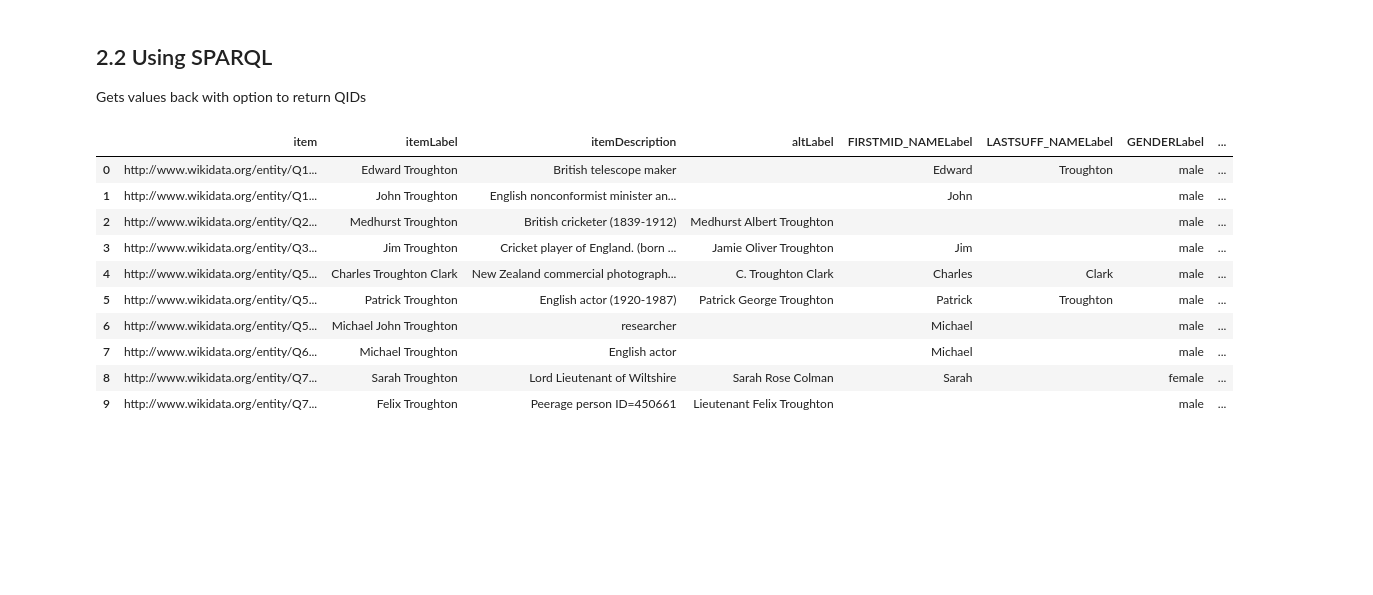
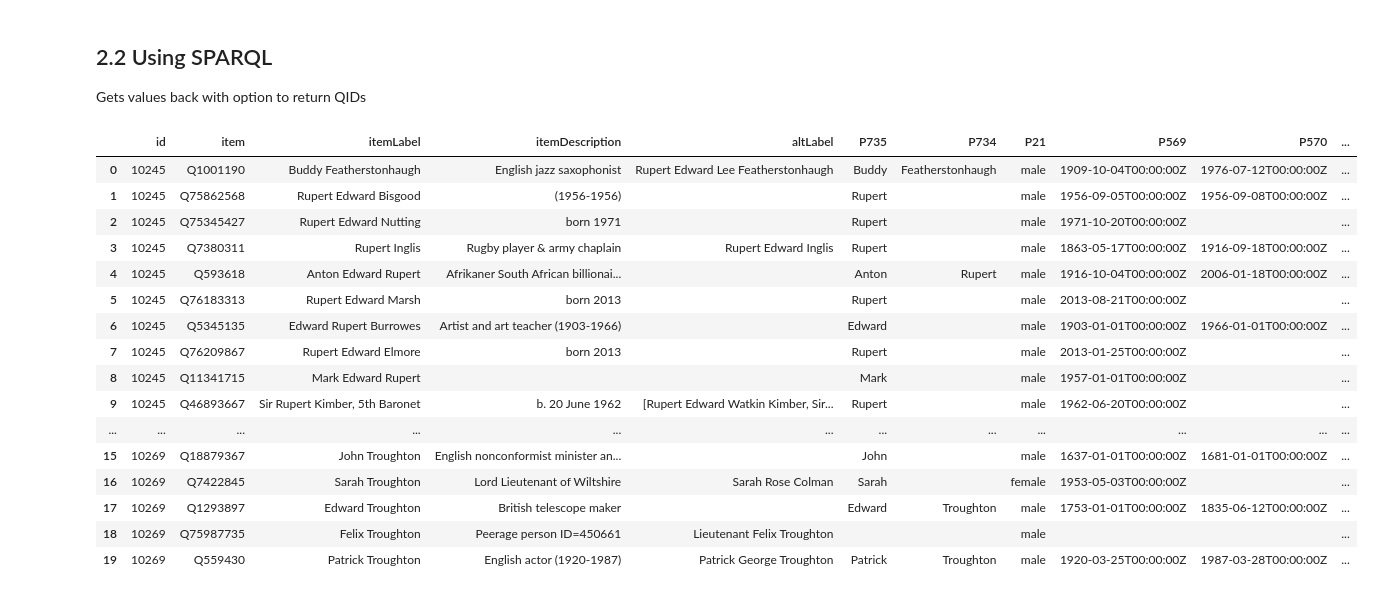
Before and after one commit to TheScienceMuseum/heritage-connector, a Jupyter notebook: experiments/disambiguation/training/training mechanism design.ipynb, the cells around one changed output. Saved outputs shown, nothing was run; the diff lists cells and outputs as text; code cells hidden in the pictures; blank space fills up the shorter version.

Commit message:
using refactored get_wikidata_fields

```diff
--- a/experiments/disambiguation/training/training mechanism design.ipynb
+++ b/experiments/disambiguation/training/training mechanism design.ipynb
@@ -110,34 +113,45 @@ from heritageconnector.config import field_mapping
 from heritageconnector.utils.wikidata import url_to_pid
 from heritageconnector.disambiguation.retrieve import get_wikidata_fields
 # %%
-def get_results(ID, label_col="PREFERRED_NAME"):
-    # get label
-    row = df[df['LINK_ID'] == ID]
-    label = row[label_col].values[0]
+def get_results(ids, limit_per_id=10, label_col="PREFERRED_NAME"):
+    search = es_text_search(index='wikidump_humans')
+    id_qid_mapping = {}
 
     # get QIDs from ES
-    search = es_text_search(index='wikidump_humans')
-    qids = search.run_search(label, limit=10, include_aliases=True)
+    for _id in ids:
+        row = df[df['LINK_ID'] == _id]
+        label = row[label_col].values[0]
+        qids = search.run_search(label, limit=limit_per_id, include_aliases=True)
+        id_qid_mapping.update({_id: qids})
 
-    # get col-PID mapping
+    # get PIDs from field mapping
     person_mapping = field_mapping.mapping['PERSON']
     col_pid_mapping = {k:url_to_pid(str(v['PID'])) for (k,v) in person_mapping.items() if 'PID' in v and v['PID'] not in ('label', 'description')}
+    pids = col_pid_mapping.values()
 
     # return table of results
-    res = get_wikidata_fields(qids, col_pid_mapping)
+    res = get_wikidata_fields(pids, id_qid_mapping=id_qid_mapping)
 
     return res
-# %%
-get_results(10269)
-# %% [output]
-|  | item | itemLabel | itemDescription | altLabel | FIRSTMID_NAMELabel | LASTSUFF_NAMELabel | GENDERLabel | ... |
-| 0 | http://www.wikidata.org/entity/Q1... | Edward Troughton | British telescope maker |  | Edward | Troughton | male | ... |
-| 1 | http://www.wikidata.org/entity/Q1... | John Troughton | English nonconformist minister an... |  | John |  | male | ... |
-| 2 | http://www.wikidata.org/entity/Q2... | Medhurst Troughton | British cricketer (1839-1912) | Medhurst Albert Troughton |  |  | male | ... |
-| 3 | http://www.wikidata.org/entity/Q3... | Jim Troughton | Cricket player of England. (born ... | Jamie Oliver Troughton | Jim |  | male | ... |
-| 4 | http://www.wikidata.org/entity/Q5... | Charles Troughton Clark | New Zealand commercial photograph... | C. Troughton Clark | Charles | Clark | male | ... |
-| 5 | http://www.wikidata.org/entity/Q5... | Patrick Troughton | English actor (1920-1987) | Patrick George Troughton | Patrick | Troughton | male | ... |
-| 6 | http://www.wikidata.org/entity/Q5... | Michael John Troughton | researcher |  | Michael |  | male | ... |
-| 7 | http://www.wikidata.org/entity/Q6... | Michael Troughton | English actor |  | Michael |  | male | ... |
-| 8 | http://www.wikidata.org/entity/Q7... | Sarah Troughton | Lord Lieutenant of Wiltshire | Sarah Rose Colman | Sarah |  | female | ... |
-| 9 | http://www.wikidata.org/entity/Q7... | Felix Troughton | Peerage person ID=450661 | Lieutenant Felix Troughton |  |  | male | ... |
+# %%
+resdf = get_results([10269, 10245])
+# %%
+resdf.reset_index(drop=True)
+# %% [output]
+|  | id | item | itemLabel | itemDescription | altLabel | P735 | P734 | P21 | P569 | P570 | ... |
+| 0 | 10245 | Q1001190 | Buddy Featherstonhaugh | English jazz saxophonist | Rupert Edward Lee Featherstonhaugh | Buddy | Featherstonhaugh | male | 1909-10-04T00:00:00Z | 1976-07-12T00:00:00Z | ... |
+| 1 | 10245 | Q75862568 | Rupert Edward Bisgood | (1956-1956) |  | Rupert |  | male | 1956-09-05T00:00:00Z | 1956-09-08T00:00:00Z | ... |
+| 2 | 10245 | Q75345427 | Rupert Edward Nutting | born 1971 |  | Rupert |  | male | 1971-10-20T00:00:00Z |  | ... |
+| 3 | 10245 | Q7380311 | Rupert Inglis | Rugby player & army chaplain | Rupert Edward Inglis | Rupert |  | male | 1863-05-17T00:00:00Z | 1916-09-18T00:00:00Z | ... |
+| 4 | 10245 | Q593618 | Anton Edward Rupert | Afrikaner South African billionai... |  | Anton | Rupert | male | 1916-10-04T00:00:00Z | 2006-01-18T00:00:00Z | ... |
+| 5 | 10245 | Q76183313 | Rupert Edward Marsh | born 2013 |  | Rupert |  | male | 2013-08-21T00:00:00Z |  | ... |
+| 6 | 10245 | Q5345135 | Edward Rupert Burrowes | Artist and art teacher (1903-1966) |  | Edward |  | male | 1903-01-01T00:00:00Z | 1966-01-01T00:00:00Z | ... |
+| 7 | 10245 | Q76209867 | Rupert Edward Elmore | born 2013 |  | Rupert |  | male | 2013-01-25T00:00:00Z |  | ... |
+| 8 | 10245 | Q11341715 | Mark Edward Rupert |  |  | Mark |  | male | 1957-01-01T00:00:00Z |  | ... |
+| 9 | 10245 | Q46893667 | Sir Rupert Kimber, 5th Baronet | b. 20 June 1962 | [Rupert Edward Watkin Kimber, Sir... | Rupert |  | male | 1962-06-20T00:00:00Z |  | ... |
+| ... | ... | ... | ... | ... | ... | ... | ... | ... | ... | ... | ... |
+| 15 | 10269 | Q18879367 | John Troughton | English nonconformist minister an... |  | John |  | male | 1637-01-01T00:00:00Z | 1681-01-01T00:00:00Z | ... |
+| 16 | 10269 | Q7422845 | Sarah Troughton | Lord Lieutenant of Wiltshire | Sarah Rose Colman | Sarah |  | female | 1953-05-03T00:00:00Z |  | ... |
+| 17 | 10269 | Q1293897 | Edward Troughton | British telescope maker |  | Edward | Troughton | male | 1753-01-01T00:00:00Z | 1835-06-12T00:00:00Z | ... |
+| 18 | 10269 | Q75987735 | Felix Troughton | Peerage person ID=450661 | Lieutenant Felix Troughton |  |  | male |  |  | ... |
+| 19 | 10269 | Q559430 | Patrick Troughton | English actor (1920-1987) | Patrick George Troughton | Patrick | Troughton | male | 1920-03-25T00:00:00Z | 1987-03-28T00:00:00Z | ... |
```
Also changed, not shown: parts of 1 cell of this notebook.
